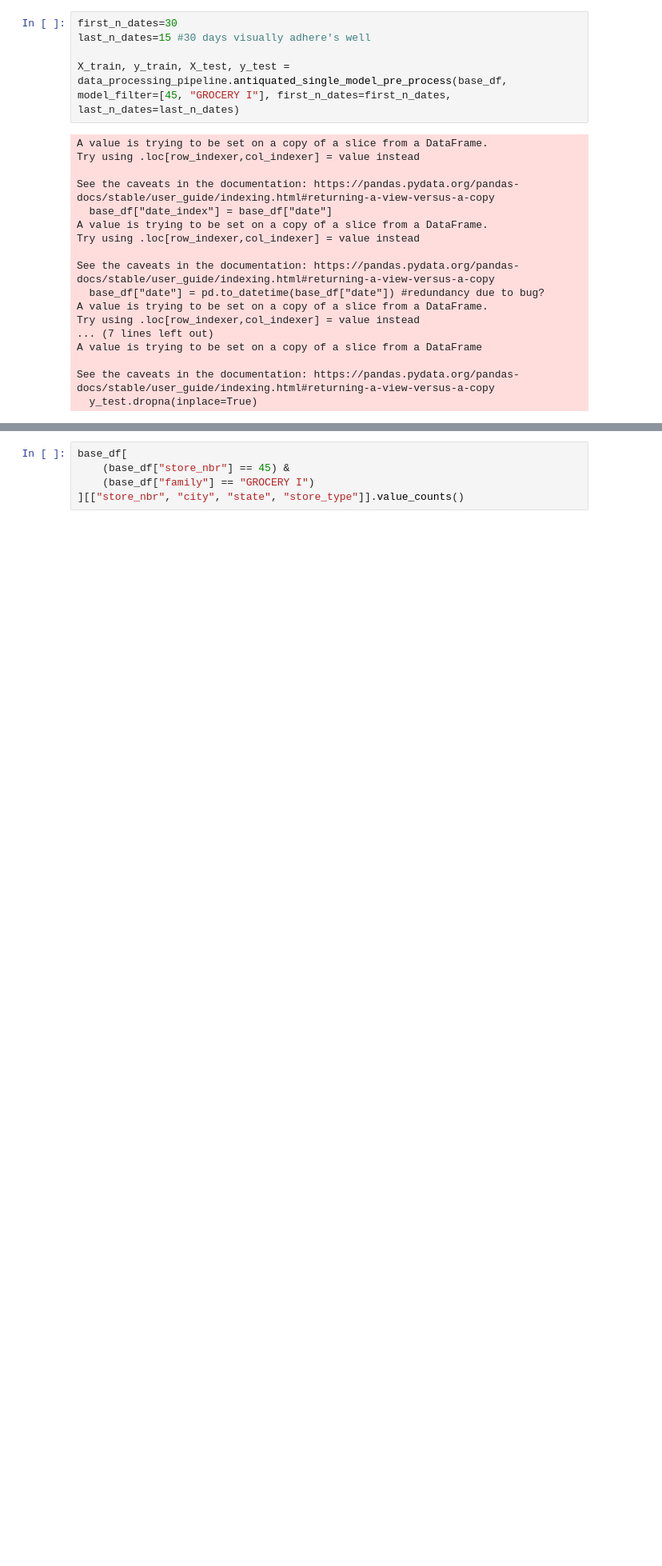
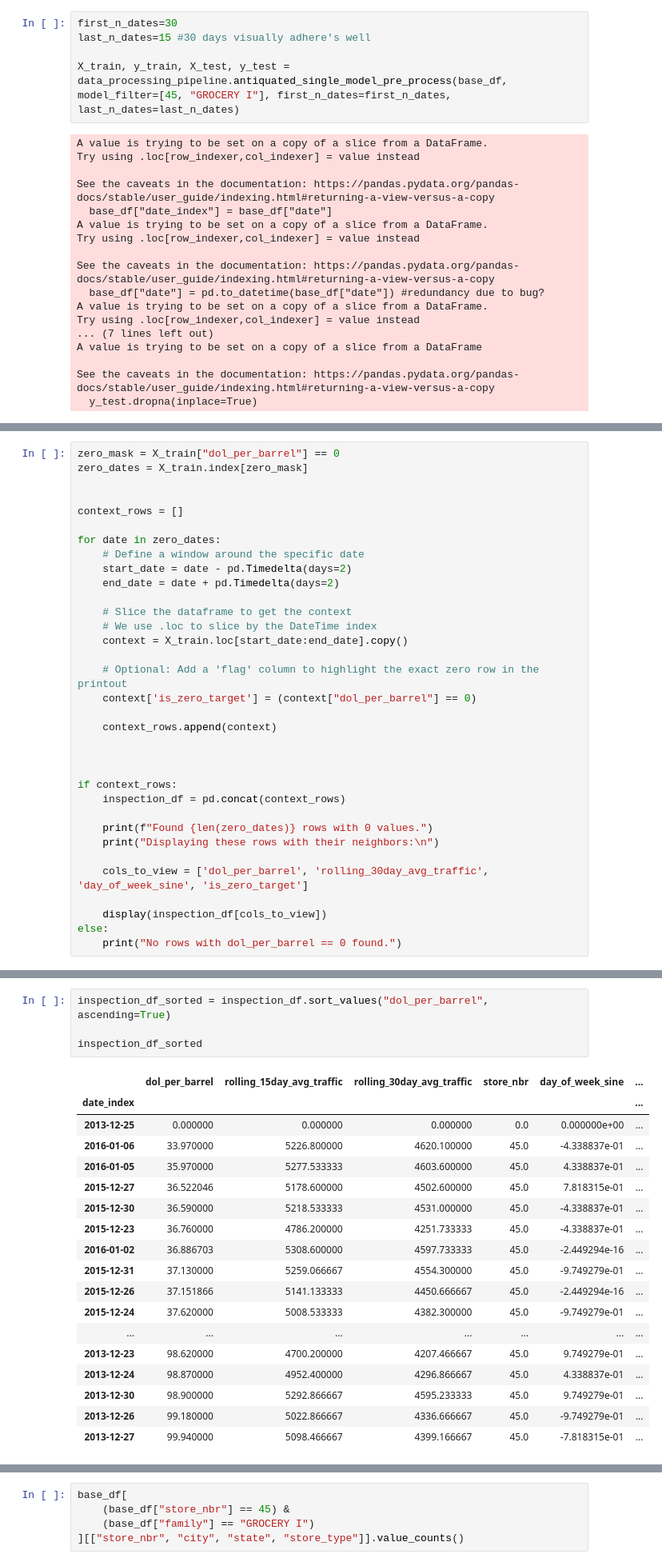
Before and after one commit to chriskuz/favorita_nn_scaling, a Jupyter notebook: src/project_notebook.ipynb, the cells around one changed output, grey strips where cells are left out. Shown at 80% size. Cells and saved outputs as stored; diff of their text form; blank space fills up the shorter version.

```diff
--- a/src/project_notebook.ipynb
+++ b/src/project_notebook.ipynb
@@ -128,0 +138,34 @@ Above we confirm that with nans set to 0, this has introduced a several crashes
+# %%
+zero_mask = X_train["dol_per_barrel"] == 0
+zero_dates = X_train.index[zero_mask]
+
+
+context_rows = []
+
+for date in zero_dates:
+    # Define a window around the specific date
+    start_date = date - pd.Timedelta(days=2)
+    end_date = date + pd.Timedelta(days=2)
+
+    # Slice the dataframe to get the context
+    # We use .loc to slice by the DateTime index
+    context = X_train.loc[start_date:end_date].copy()
+
+    # Optional: Add a 'flag' column to highlight the exact zero row in the printout
+    context['is_zero_target'] = (context["dol_per_barrel"] == 0)
+
+    context_rows.append(context)
+
+
+
+if context_rows:
+    inspection_df = pd.concat(context_rows)
+
+    print(f"Found {len(zero_dates)} rows with 0 values.")
+    print("Displaying these rows with their neighbors:\n")
+
+    cols_to_view = ['dol_per_barrel', 'rolling_30day_avg_traffic', 'day_of_week_sine', 'is_zero_target']
+
+    display(inspection_df[cols_to_view])
+else:
+    print("No rows with dol_per_barrel == 0 found.")
@@ -128,0 +193,23 @@ Above we confirm that with nans set to 0, this has introduced a several crashes
+# %%
+inspection_df_sorted = inspection_df.sort_values("dol_per_barrel", ascending=True)
+
+inspection_df_sorted
+# %% [output]
+|  | dol_per_barrel | rolling_15day_avg_traffic | rolling_30day_avg_traffic | store_nbr | day_of_week_sine | ... |
+| date_index |  |  |  |  |  | ... |
+| 2013-12-25 | 0.000000 | 0.000000 | 0.000000 | 0.0 | 0.000000e+00 | ... |
+| 2016-01-06 | 33.970000 | 5226.800000 | 4620.100000 | 45.0 | -4.338837e-01 | ... |
+| 2016-01-05 | 35.970000 | 5277.533333 | 4603.600000 | 45.0 | 4.338837e-01 | ... |
+| 2015-12-27 | 36.522046 | 5178.600000 | 4502.600000 | 45.0 | 7.818315e-01 | ... |
+| 2015-12-30 | 36.590000 | 5218.533333 | 4531.000000 | 45.0 | -4.338837e-01 | ... |
+| 2015-12-23 | 36.760000 | 4786.200000 | 4251.733333 | 45.0 | -4.338837e-01 | ... |
+| 2016-01-02 | 36.886703 | 5308.600000 | 4597.733333 | 45.0 | -2.449294e-16 | ... |
+| 2015-12-31 | 37.130000 | 5259.066667 | 4554.300000 | 45.0 | -9.749279e-01 | ... |
+| 2015-12-26 | 37.151866 | 5141.133333 | 4450.666667 | 45.0 | -2.449294e-16 | ... |
+| 2015-12-24 | 37.620000 | 5008.533333 | 4382.300000 | 45.0 | -9.749279e-01 | ... |
+| ... | ... | ... | ... | ... | ... | ... |
+| 2013-12-23 | 98.620000 | 4700.200000 | 4207.466667 | 45.0 | 9.749279e-01 | ... |
+| 2013-12-24 | 98.870000 | 4952.400000 | 4296.866667 | 45.0 | 4.338837e-01 | ... |
+| 2013-12-30 | 98.900000 | 5292.866667 | 4595.233333 | 45.0 | 9.749279e-01 | ... |
+| 2013-12-26 | 99.180000 | 5022.866667 | 4336.666667 | 45.0 | -9.749279e-01 | ... |
+| 2013-12-27 | 99.940000 | 5098.466667 | 4399.166667 | 45.0 | -7.818315e-01 | ... |
```
Also changed, not shown: parts of 11 cells of this notebook, 2 other files.
